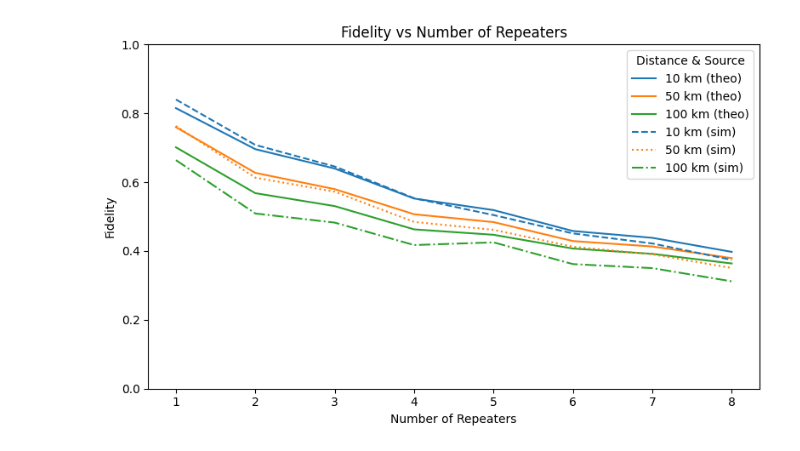
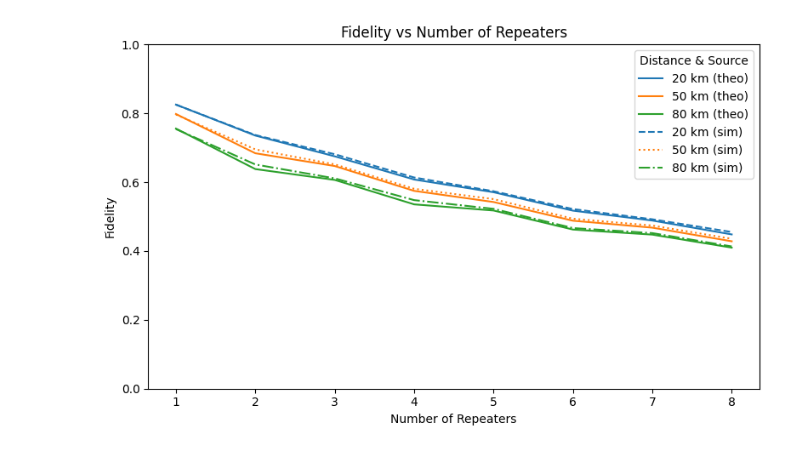
Before and after one commit to qlbnl/qnpack, a Jupyter notebook: qnpack/oneG/mc_rate.ipynb, the cells around one changed output. Saved outputs shown, nothing was run; the diff lists cells and outputs as text; code cells hidden in the pictures.

```diff
--- a/qnpack/oneG/mc_rate.ipynb
+++ b/qnpack/oneG/mc_rate.ipynb
@@ -13,9 +13,9 @@ class t_avg():
         pem = 4/3*(1-F_em_single)
         self.w_em=1-pem
         self.w_ms=0.99
-        qfc_eff=0.95
+        qfc_eff=0.3
         det_eff=0.9 #0.75
-        coll_eff=0.997
+        coll_eff=0.69
         fiber_eff=np.power(10, -self.node_dist * 0.2 / 10) #0.3 in QCE simulation
         self.survive_prob=qfc_eff*det_eff*coll_eff*fiber_eff
         self.p=self.survive_prob**2/2
@@ -236,7 +236,7 @@ p_ms  = 0.01               # MS‑gate depolarising probability
 p_xz  = 0.001              # depolarising probability for X and Z gates
 k_phase = 1                # dephasing factor (1 = independent phase)
 tau = 60e-3                # coherence time [s]
-MC_shots = 500 #5000            # Monte‑Carlo samples for phase noise
+MC_shots = 5000            # Monte‑Carlo samples for phase noise
 csv_file = "theo_repeater_rates.csv"
 
 
@@ -254,7 +254,7 @@ results = []
 #for _, row in rows.iterrows():
 #    n = int(row["num_repeaters"])
 #    distance=int(row["distance"])
-distance_ls=[80, 100]
+distance_ls=[10, 50, 80]
 for distance in distance_ls:
     for n in range(1,9):
         t_avg_instance=t_avg(total_distance=distance,num_repeaters=n)
@@ -356,37 +356,37 @@ import matplotlib.pyplot as plt
 import pandas as pd
 
 # Load both datasets
-df_main = pd.read_csv("theo_fidelity.csv")
-df_alt = pd.read_csv("60_fid_agg.csv")
+df_main = pd.read_csv("theo_fidelity_and_success.csv")
+df_alt = pd.read_csv("results/rate_fid/results_all_distances_repeaters.csv")
 
 # Define distances and line styles
-distances = [10, 50, 100]
+distances = [20, 50, 80]
 alt_linestyles = ['--', ':', '-.']  # dashed, dotted, dash-dot
 colors = ['C0', 'C1', 'C2']         # consistent color palette for each distance
 
 # Start plotting
 plt.figure(figsize=(8, 5))
 
 # Plot original lines (solid)
 for i, dist in enumerate(distances):
     subset = df_main[df_main["distance"] == dist]
     plt.plot(subset["num_repeaters"], subset["fidelity"],
          linestyle='-', color=colors[i], label=f"{dist} km (theo)")
 
 # Plot alternative lines (different style)
 for i, dist in enumerate(distances):
     subset = df_alt[df_alt["distance"] == dist]
     plt.plot(subset["num_repeaters"], subset["fidelity"],
             linestyle=alt_linestyles[i], color=colors[i], label=f"{dist} km (sim)")
 
 # Labels and formatting
 plt.xlabel("Number of Repeaters")
 plt.ylabel("Fidelity")
 plt.ylim(0, 1)
 plt.title("Fidelity vs Number of Repeaters")
 plt.legend(title="Distance & Source")
 plt.tight_layout()
 # plt.savefig("fidelity_comparison_plot.png")
 plt.show()
 # %% [output]
-[figure, old version]
+[figure, new version]
```
Also changed, not shown: parts of 2 cells of this notebook, 27 other files.
